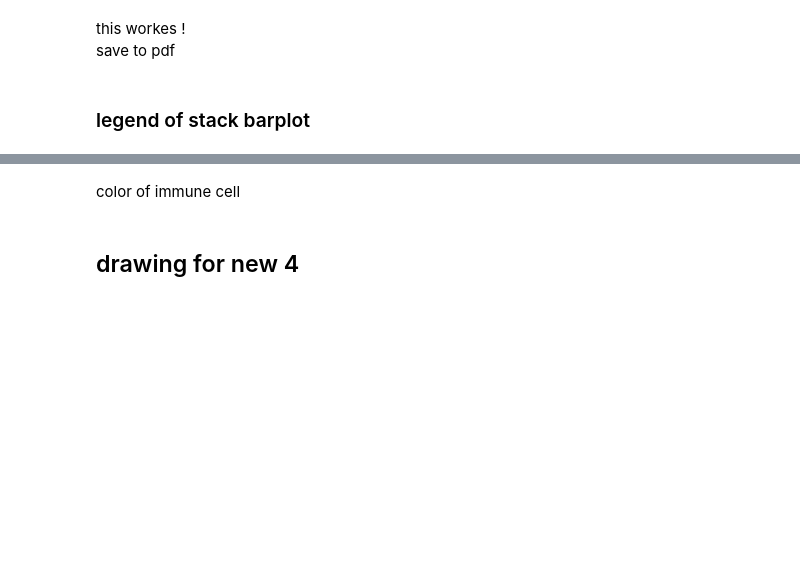
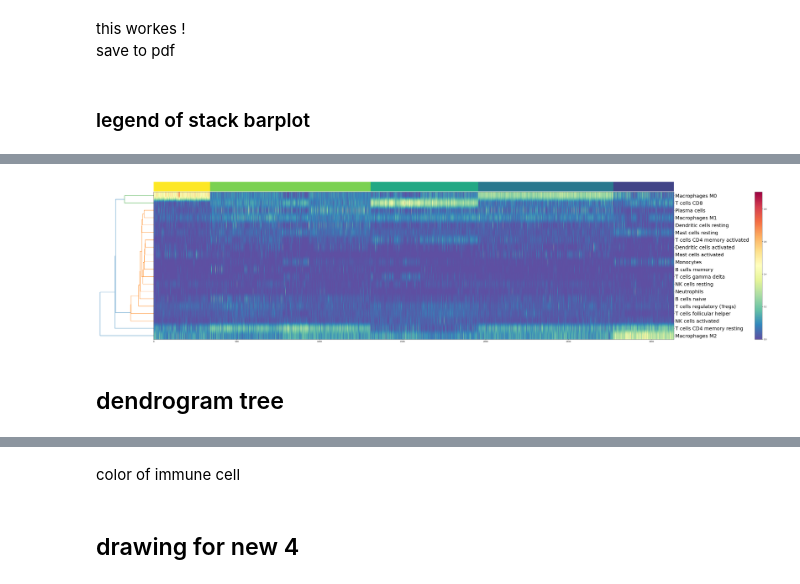
Before and after one commit to oZwZo/pan-cancer-leukocyte, a Jupyter notebook: leukocyte/plot_and_table.ipynb, the cells around one changed output, grey strips where cells are left out. Saved outputs shown, nothing was run; the diff lists cells and outputs as text; code cells hidden in the pictures; blank space fills up the shorter version.

```diff
--- a/leukocyte/plot_and_table.ipynb
+++ b/leukocyte/plot_and_table.ipynb
@@ -109,0 +199,3 @@ time.struct_time(tm_year=2020, tm_mon=8, tm_mday=13, tm_hour=9, tm_min=47, tm_se
+# %%
+labels = label
+z_norm_data = Z_norma(n_data,False)
@@ -109,0 +213,41 @@ time.struct_time(tm_year=2020, tm_mon=8, tm_mday=13, tm_hour=9, tm_min=47, tm_se
+# %%
+def stack_imshow(data,labels):
+
+    fig = plt.figure(figsize=(50,15))
+
+    ax = fig.add_axes([0.08,0.1,0.74,0.7])
+    ax2 = fig.add_axes([0.08,0.8,0.74,0.05])
+    ax3 = fig.add_axes([0,0.1,0.08,0.7])
+    ax4 = fig.add_axes([0.85,0.1,0.1,0.7])
+#     ax.axis('off')
+
+    ax2.axis('off')
+    ax3.axis('off')
+    ax3.yaxis.set_ticks(range(1,20));
+    ax4.axis('off')
+
+    im=ax.imshow(data.T,aspect='auto',cmap=cm.Spectral_r)
+
+    ax.yaxis.set_ticks_position("right")
+    ax.yaxis.set_ticks(range(20))
+    ax.set_yticklabels(leuko_label,fontsize=25)
+
+    label_num = np.bincount(labels)
+    LEFT = 0
+    iicolor = 0
+    for num in label_num:
+        ax2.barh(0,num,left=LEFT,color=cm.viridis_r(iicolor/len(label_num)))
+        ax2.set_xlim(0,data.shape[0]-1)
+        ax2.axis('off')
+        LEFT += num
+        iicolor += 1
+
+    tree = dendrogram(Z,p=13,truncate_mode='level',no_labels=True,ax=ax3,distance_sort=True,orientation='left')
+
+    fig.colorbar(im,ax=ax4)
+
+    return fig
+# %%
+fig=stack_imshow(z_norm_data[:,tree["leaves"]],labels)
+# %% [output]
+[figure, added]
@@ -109,0 +256,2 @@ time.struct_time(tm_year=2020, tm_mon=8, tm_mday=13, tm_hour=9, tm_min=47, tm_se
+# %% [markdown]
+## dendrogram tree
```
Also changed, not shown: parts of 36 cells of this notebook, 26 other files.
